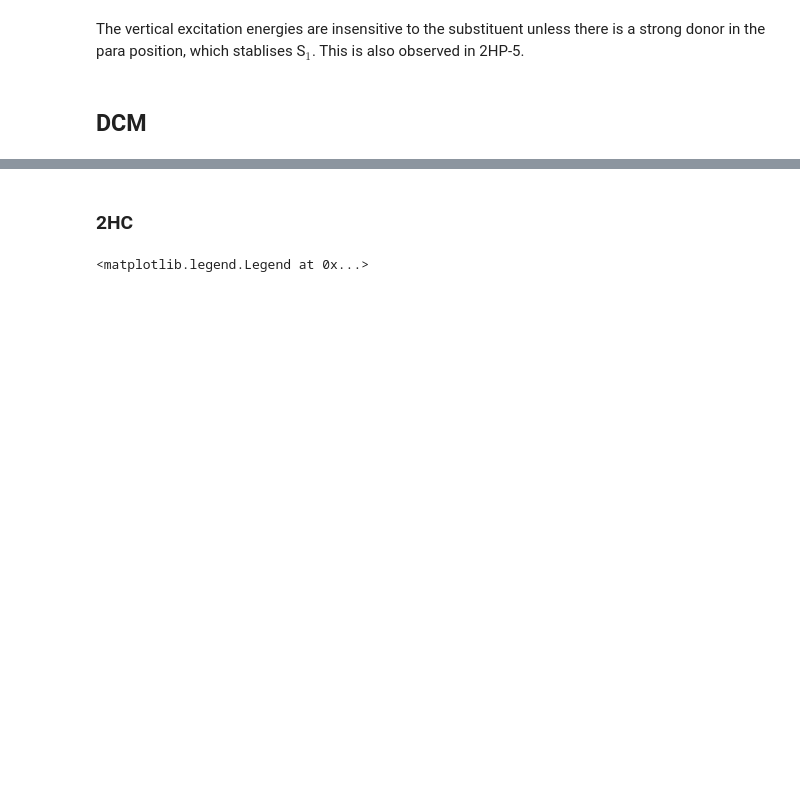
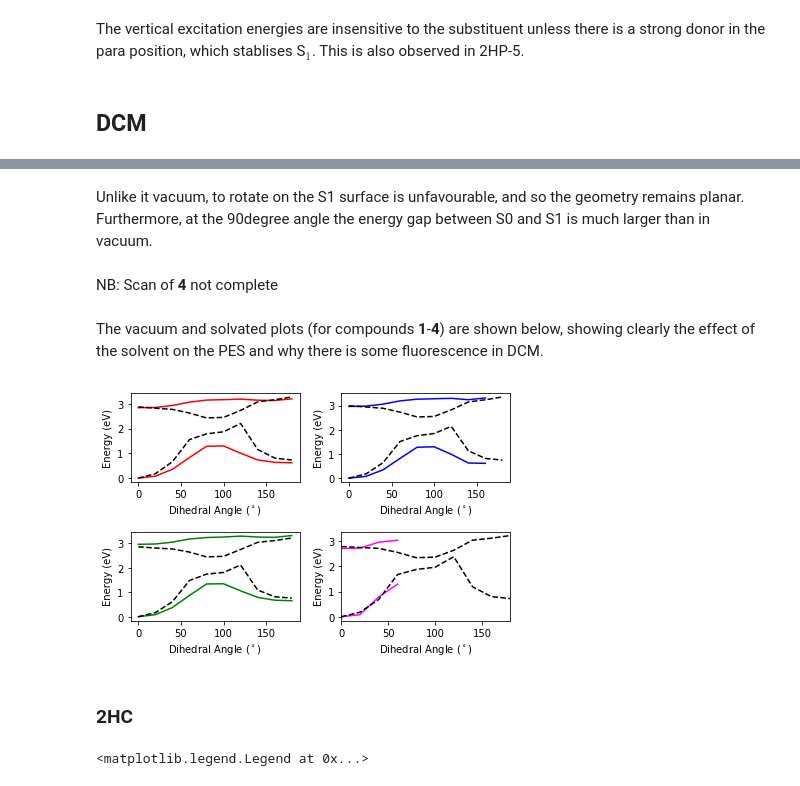
Before and after one commit to mdommett/2HCvs2HP, a Jupyter notebook: 2HCvs2HP.ipynb, the cells around one changed output, grey strips where cells are left out. Saved outputs shown, nothing was run; the diff lists cells and outputs as text; code cells hidden in the pictures; blank space fills up the shorter version.

```diff
--- a/2HCvs2HP.ipynb
+++ b/2HCvs2HP.ipynb
@@ -299,3 +379,29 @@ ax.legend(loc='upper center', bbox_to_anchor=(0.8, +0.9),
+# %% [markdown]
+Unlike it vacuum, to rotate on the S1 surface is unfavourable, and so the geometry remains planar. Furthermore, at the 90degree angle the energy gap between S0 and S1 is much larger than in vacuum.
+# %% [markdown]
+NB: Scan of **4** not complete
+# %% [markdown]
+The vacuum and solvated plots (for compounds **1**-**4**) are shown below, showing clearly the effect of the solvent on the PES and why there is some fluorescence in DCM.
+# %%
+scanpath="/Users/michaeldommett/phdwork/proton_transfer/Matt_msci/2HCvs2HP/Scans/"
+axs=["ax1","ax2","ax3","ax4"]
+fig,((axs[0],axs[1]),(axs[2],axs[3]))=plt.subplots(ncols=2,nrows=2)
+
+plt.xlim(0,180)
+for i in range(4):
+    solvated=np.loadtxt(scanpath+str(i+1)+"_scan_solvated.out-energies")
+    x=np.arange(0,len(solvated[:,1])*20,20)
+    axs[i].plot(x,solvated[:,1],color=colours[i],label="2HP"+str(i+1)+"DCM")
+    axs[i].plot(x,solvated[:,0],color=colours[i])
+    vacuum=np.loadtxt(scanpath+str(i+1)+"_scan_vacuum.out-energies")
+    x=np.arange(0,len(vacuum[:,1])*20,20)
+    axs[i].plot(x,vacuum[:,1],"--k",label="2HP"+str(i+1)+"Vacuum")
+    axs[i].plot(x,vacuum[:,0],"--k")
+    axs[i].set_xlabel("Dihedral Angle ($^\circ$)")
+    axs[i].set_ylabel("Energy (eV)")
+plt.tight_layout()
+# %% [output]
+[figure, added]
 # %% [markdown]
 ### 2HC
 # %%
```
Also changed, not shown: parts of 17 cells of this notebook, 21 other files.
